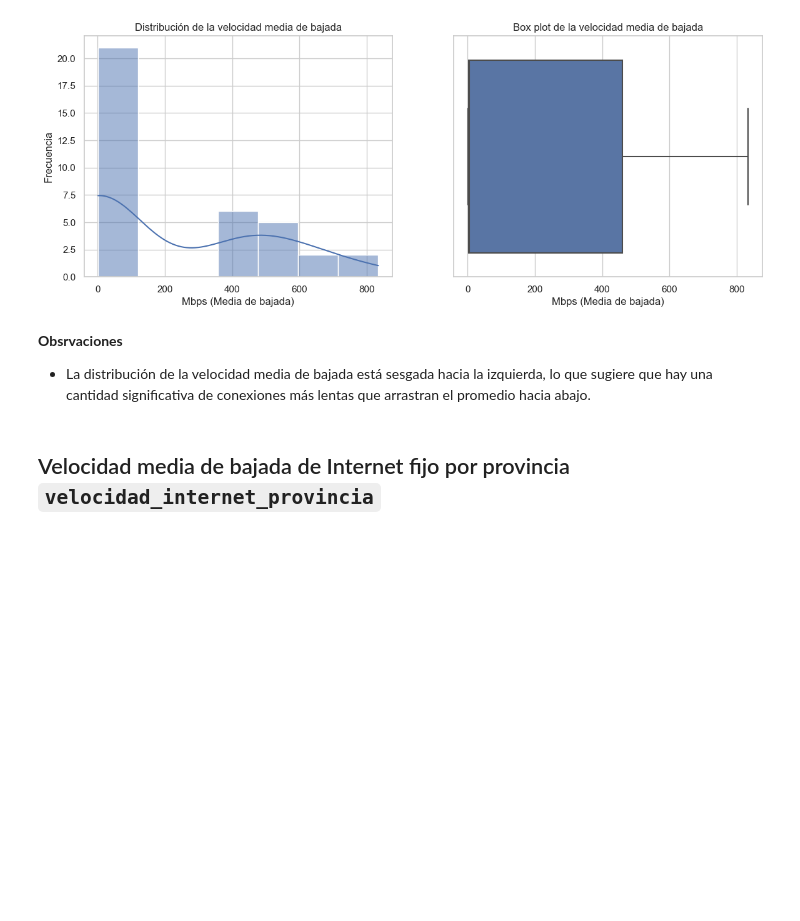
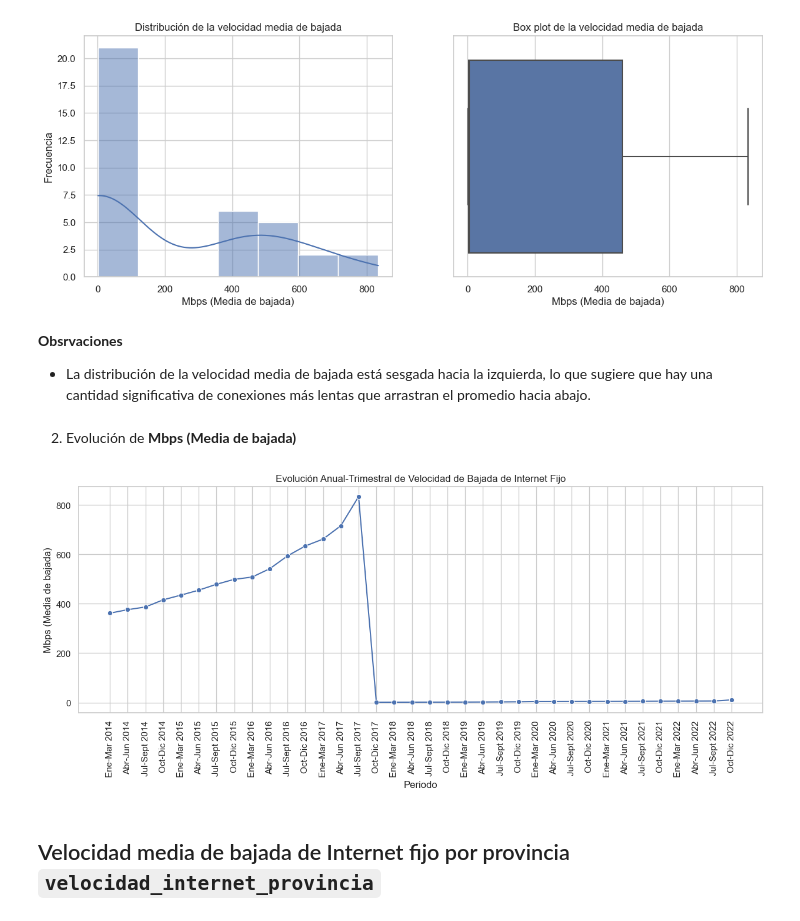
Before and after one commit to PedroLiLL/Telecommunications-Data-Analysis, a Jupyter notebook: EDA.ipynb, the cells around one changed output. Saved outputs shown, nothing was run; the diff lists cells and outputs as text; code cells hidden in the pictures; blank space fills up the shorter version.

```diff
--- a/EDA.ipynb
+++ b/EDA.ipynb
@@ -1068,6 +1067,21 @@ plt.show()
 **Obsrvaciones**
 
 - La distribución de la velocidad media de bajada está sesgada hacia la izquierda, lo que sugiere que hay una cantidad significativa de conexiones más lentas que arrastran el promedio hacia abajo.
+# %% [markdown]
+2. Evolución de **Mbps (Media de bajada)**
+# %%
+plt.figure(figsize=(15,5))
+
+sns.lineplot(data=velocidad_internet.sort_values(['Año', 'Trimestre']), x='Trimestre.1', y='Mbps (Media de bajada)', marker='o')
+
+plt.title('Evolución Anual-Trimestral de Velocidad de Bajada de Internet Fijo')
+plt.xlabel('Periodo')
+plt.ylabel('Mbps (Media de bajada)')
+plt.xticks(rotation = 90)
+
+plt.show()
+# %% [output]
+[figure, added]
 # %% [markdown]
 ## Velocidad media de bajada de Internet fijo por provincia **`velocidad_internet_provincia`**
 # %%
```
Also changed, not shown: parts of 52 cells of this notebook.
